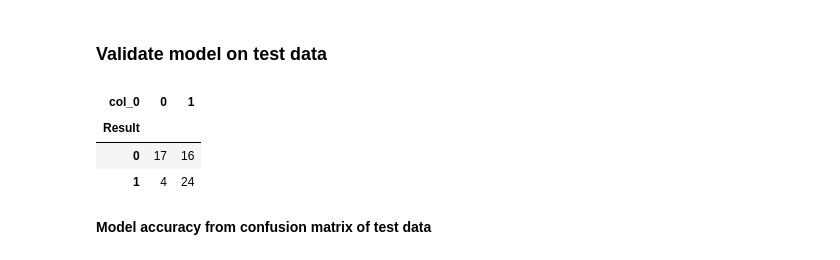
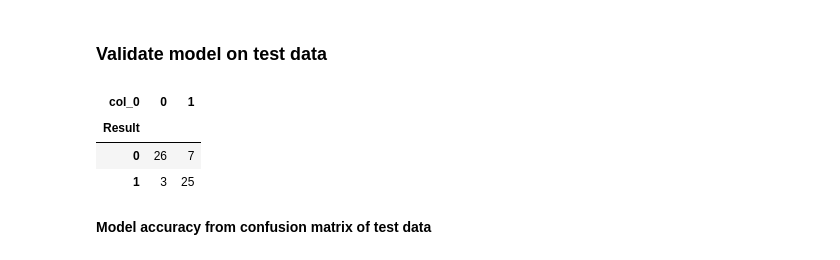
Before and after one commit to sudiptarakshit/Heart-Disease-Detection, a Jupyter notebook: Problem2.ipynb, the cells around one changed output. Cells and saved outputs as stored; diff of their text form; code cells hidden in the pictures.

```diff
--- a/Problem2.ipynb
+++ b/Problem2.ipynb
@@ -23,6 +22,6 @@ from sklearn import svm
 # %%
 #Import the dataset
-mydata = mypd.read_excel('/Users/sudiptarakshit/Desktop/ISI MS QMS/Sem2/MDA/Assignment/Assignment8/Heart_Disease_Data.xlsx')
+mydata = mypd.read_excel('/Users/sudiptarakshit/Desktop/ISI MS QMS/Sem2/MDA/Assignment/Assignment6/Heart_Disease_Data.xlsx')
 # %%
 #Explore the dataset
 mydata.head()
@@ -328,5 +511,8 @@ myknnmodel = KNeighborsClassifier(n_neighbors=15)
+# %%
+#Specify the bagging model
+rf_model = RandomForestClassifier(n_estimators=100,min_samples_split=5,max_features='sqrt')
 # %%
-#Fit the model
-myknnmodel = myknnmodel.fit(X=x_train,y=y_train)
+# Fit the bag model to the data
+rf_model = rf_model.fit(x_train,y_train)
 # %%
 #Model accuarcy
@@ -382,17 +568,17 @@ TP/(TP+FP)
 ### Validate model on test data
 # %%
 #Get the predicted value on test data
-knnpredtest = myknnmodel.predict(X=x_test)
+predtest = rf_model.predict(X=x_test)
 # %%
 #Actual vs Predicted table on test data
-myknntable = mypd.crosstab(y_test,knnpredtest)
+mytable = mypd.crosstab(y_test,predtest)
 #Confusion matrix
-myknntable
+mytable
 # %% [output]
 | col_0 | 0 | 1 |
 | Result |  |  |
-| 0 | 17 | 16 |
-| 1 | 4 | 24 |
+| 0 | 26 | 7 |
+| 1 | 3 | 25 |
 # %% [markdown]
 **Model accuracy from confusion matrix of test data**
 # %%
```
Also changed, not shown: parts of 178 cells of this notebook.
